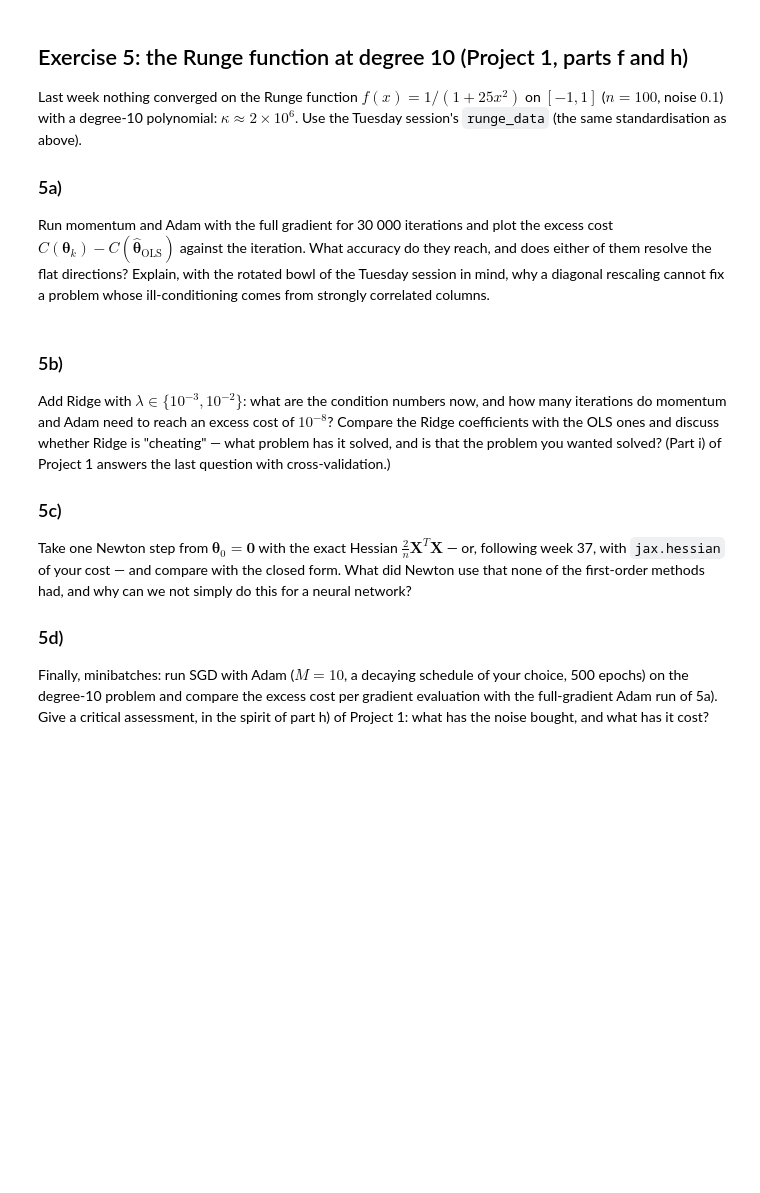
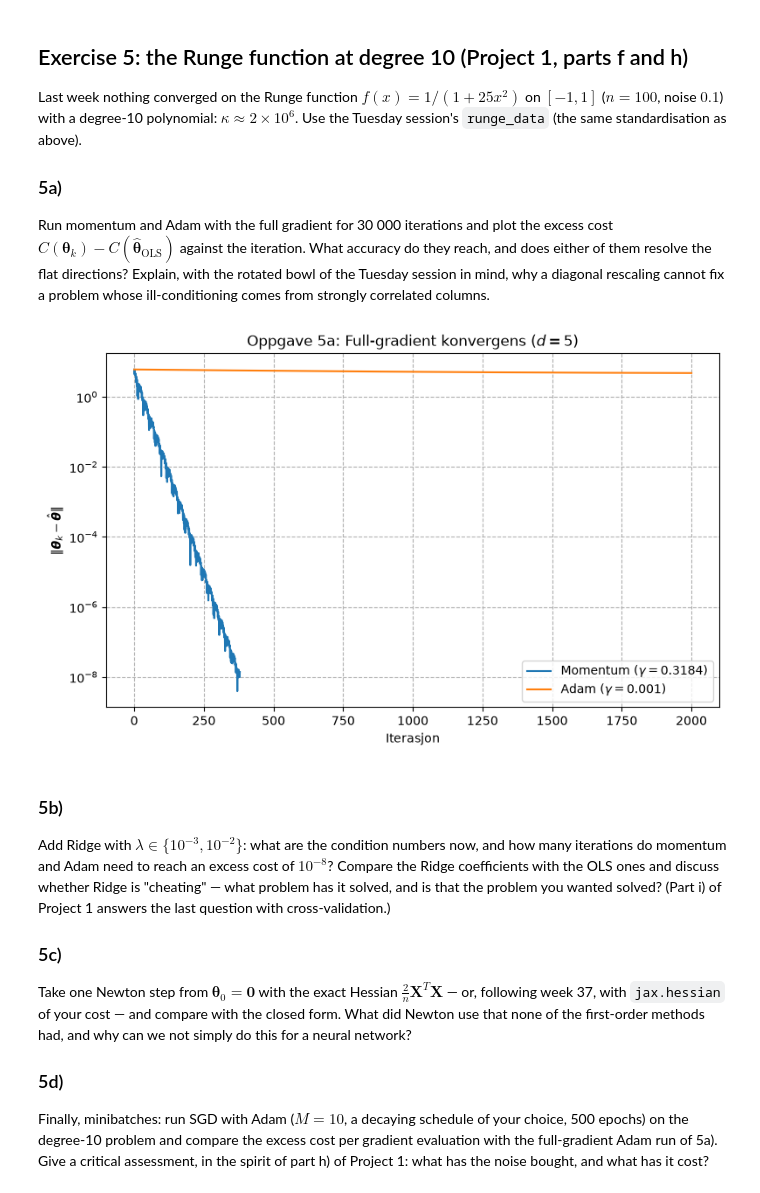
Before and after one commit to carlpd/FYS-STK, a Jupyter notebook: Weekly Excercises/exercisesweek38.ipynb, the cells around one changed output. Saved outputs shown, nothing was run; the diff lists cells and outputs as text; code cells hidden in the pictures; blank space fills up the shorter version.

```diff
--- a/Weekly Excercises/exercisesweek38.ipynb
+++ b/Weekly Excercises/exercisesweek38.ipynb
@@ -849,6 +843,46 @@ against the iteration. What accuracy do they reach, and does either of them
 resolve the flat directions? Explain, with the rotated bowl of the Tuesday
 session in mind, why a diagonal rescaling cannot fix a problem whose
 ill-conditioning comes from strongly correlated columns.
+# %%
+
+
+# 1. Hent data og referanseløsning
+X5, y5 = exercise_data(degree=5)
+theta_hat5 = closed_form(X5, y5, lam=0.0)
+grad_fn5 = lambda th: gradient(th, X5, y5, lam=0.0)
+
+# 2. Sett læringsrater
+eigs5 = hessian_eigs(X5)
+gamma_mom = 0.9 * (2.0 / eigs5.max())
+gamma_adam = 0.001  # Lavere læringsrate for å dype oscillasjonene til Adam
+
+theta0 = np.zeros(X5.shape[1])
+
+# 3. Kjør optimering
+hist_mom, _ = optimise(
+    grad_fn5, theta0, method="momentum", gamma=gamma_mom, num_iters=2000
+)
+hist_adam, _ = optimise(
+    grad_fn5, theta0, method="adam", gamma=gamma_adam, num_iters=2000
+)
+
+# 4. Beregn avstand til optimal løsning (theta_hat)
+dist_mom = np.linalg.norm(hist_mom - theta_hat5, axis=1)
+dist_adam = np.linalg.norm(hist_adam - theta_hat5, axis=1)
+
+# 5. Generer eget plott for 5a
+plt.figure(figsize=(8, 5))
+plt.semilogy(dist_mom, label=rf"Momentum ($\gamma={gamma_mom:.4f}$)")
+plt.semilogy(dist_adam, label=rf"Adam ($\gamma={gamma_adam}$)")
+plt.title(r"Oppgave 5a: Full-gradient konvergens ($d=5$)")
+plt.xlabel("Iterasjon")
+plt.ylabel(r"$\|\boldsymbol{\theta}_k - \hat{\boldsymbol{\theta}}\|$")
+plt.grid(True, ls="--")
+plt.legend()
+plt.tight_layout()
+plt.show()
+# %% [output]
+[figure, added]
 # %% [markdown]
 ### 5b)
 
```
Also changed, not shown: parts of 11 cells of this notebook.
